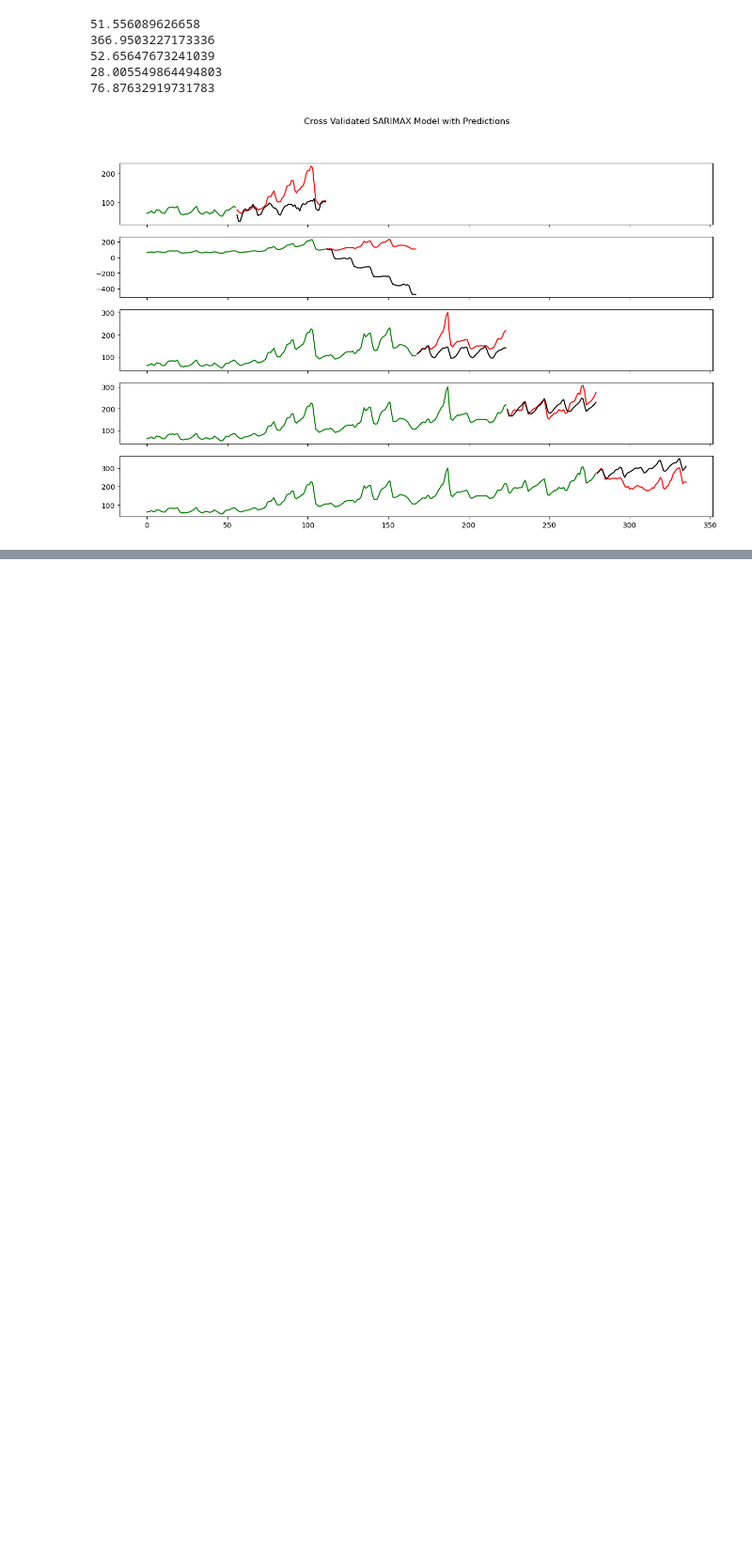
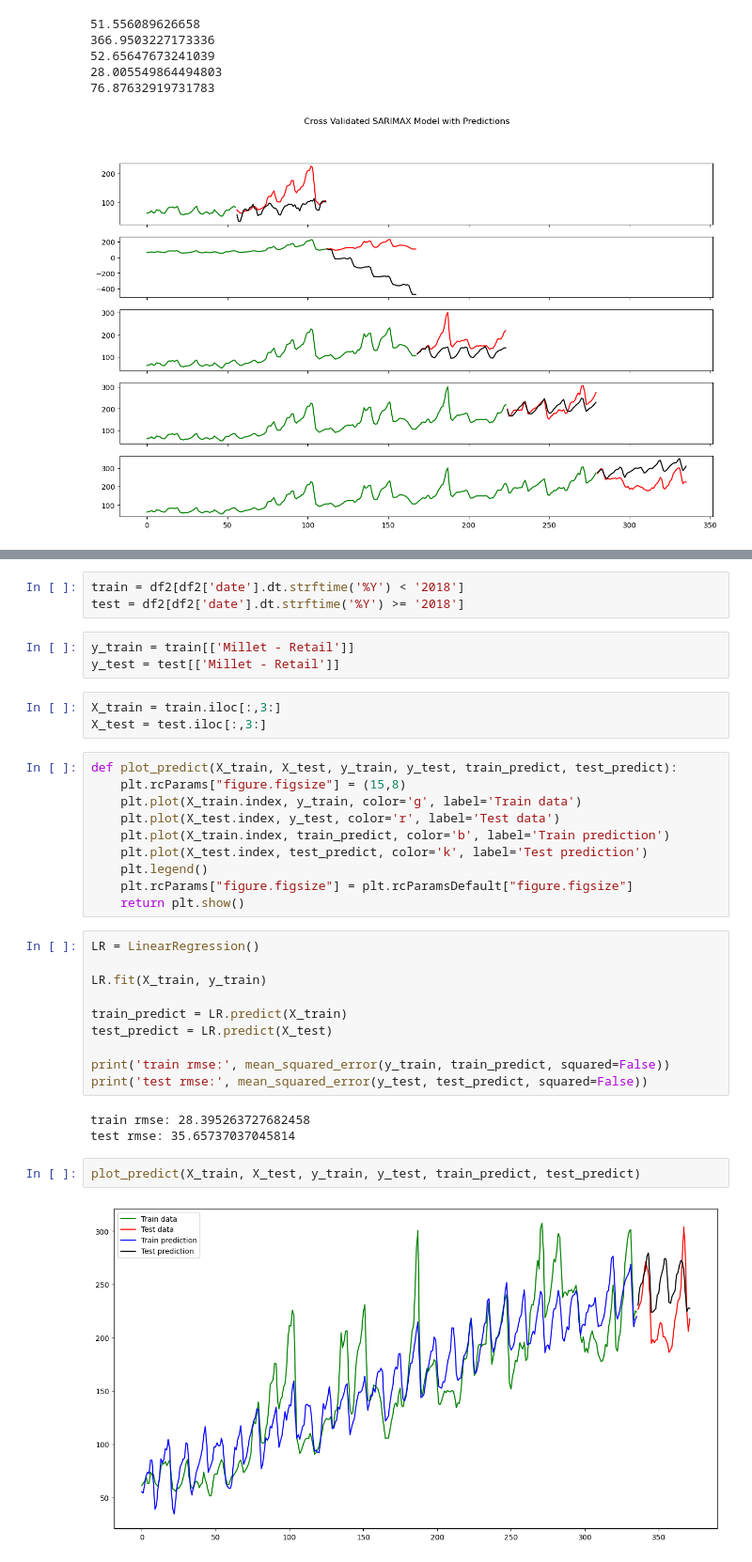
Before and after one commit to wwhite5/Springboard-Capstone-2-Time-Series, a Jupyter notebook: Final_Modeling.ipynb, the cells around one changed output, grey strips where cells are left out. Shown at 94% size. Drawn from its saved outputs; the diff is of its cells as text; blank space fills up the shorter version.

```diff
--- a/Final_Modeling.ipynb
+++ b/Final_Modeling.ipynb
@@ -424,0 +444,36 @@ for i, (train_index, test_index) in enumerate(tscv.split(train)):
+# %%
+train = df2[df2['date'].dt.strftime('%Y') < '2018']
+test = df2[df2['date'].dt.strftime('%Y') >= '2018']
+# %%
+y_train = train[['Millet - Retail']]
+y_test = test[['Millet - Retail']]
+# %%
+X_train = train.iloc[:,3:]
+X_test = test.iloc[:,3:]
+# %%
+def plot_predict(X_train, X_test, y_train, y_test, train_predict, test_predict):
+    plt.rcParams["figure.figsize"] = (15,8)
+    plt.plot(X_train.index, y_train, color='g', label='Train data')
+    plt.plot(X_test.index, y_test, color='r', label='Test data')
+    plt.plot(X_train.index, train_predict, color='b', label='Train prediction')
+    plt.plot(X_test.index, test_predict, color='k', label='Test prediction')
+    plt.legend()
+    plt.rcParams["figure.figsize"] = plt.rcParamsDefault["figure.figsize"]
+    return plt.show()
+# %%
+LR = LinearRegression()
+
+LR.fit(X_train, y_train)
+
+train_predict = LR.predict(X_train)
+test_predict = LR.predict(X_test)
+
+print('train rmse:', mean_squared_error(y_train, train_predict, squared=False))
+print('test rmse:', mean_squared_error(y_test, test_predict, squared=False))
+# %% [output]
+train rmse: 28.395263727682458
+test rmse: 35.65737037045814
+# %%
+plot_predict(X_train, X_test, y_train, y_test, train_predict, test_predict)
+# %% [output]
+[figure, added]
```
Also changed, not shown: parts of 15 cells of this notebook.
